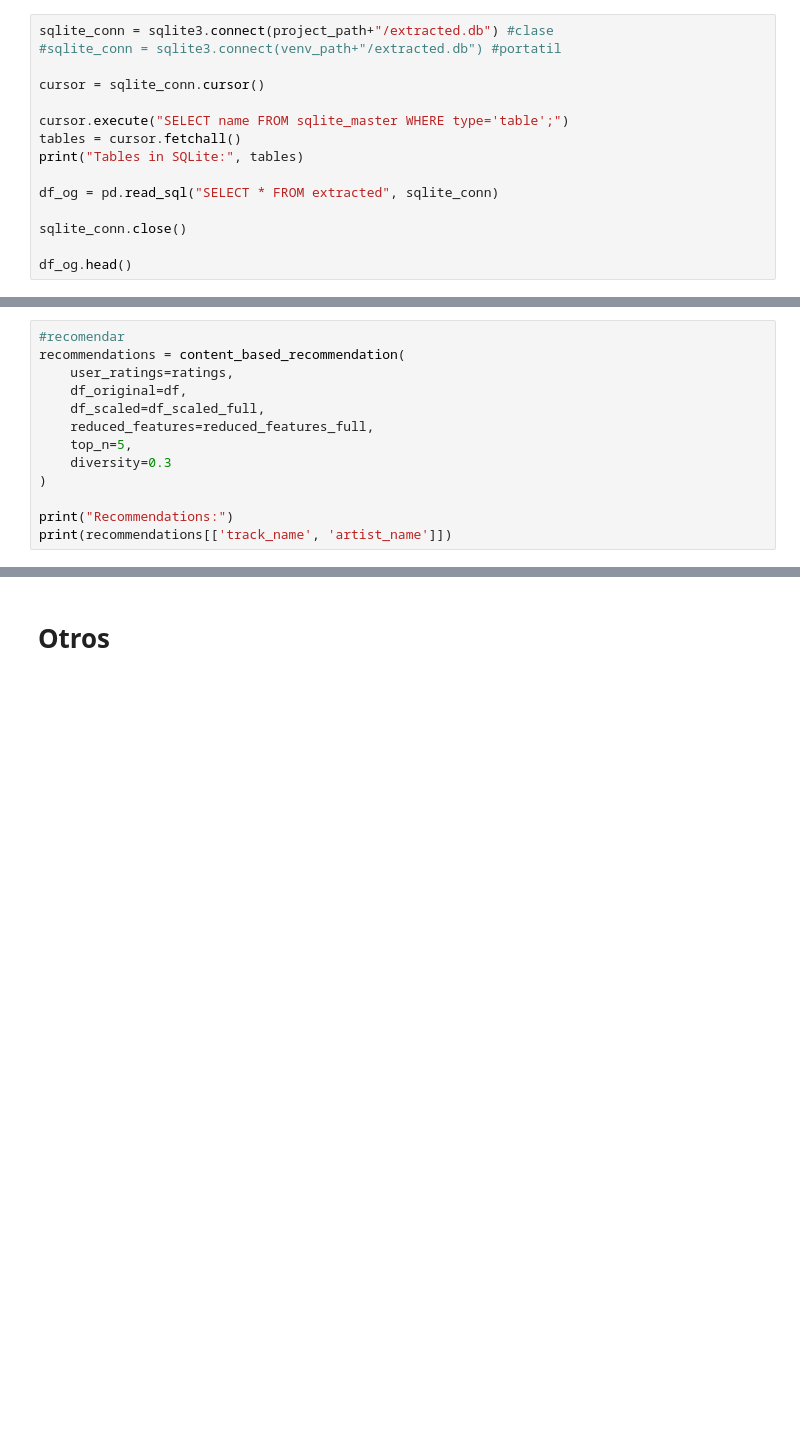
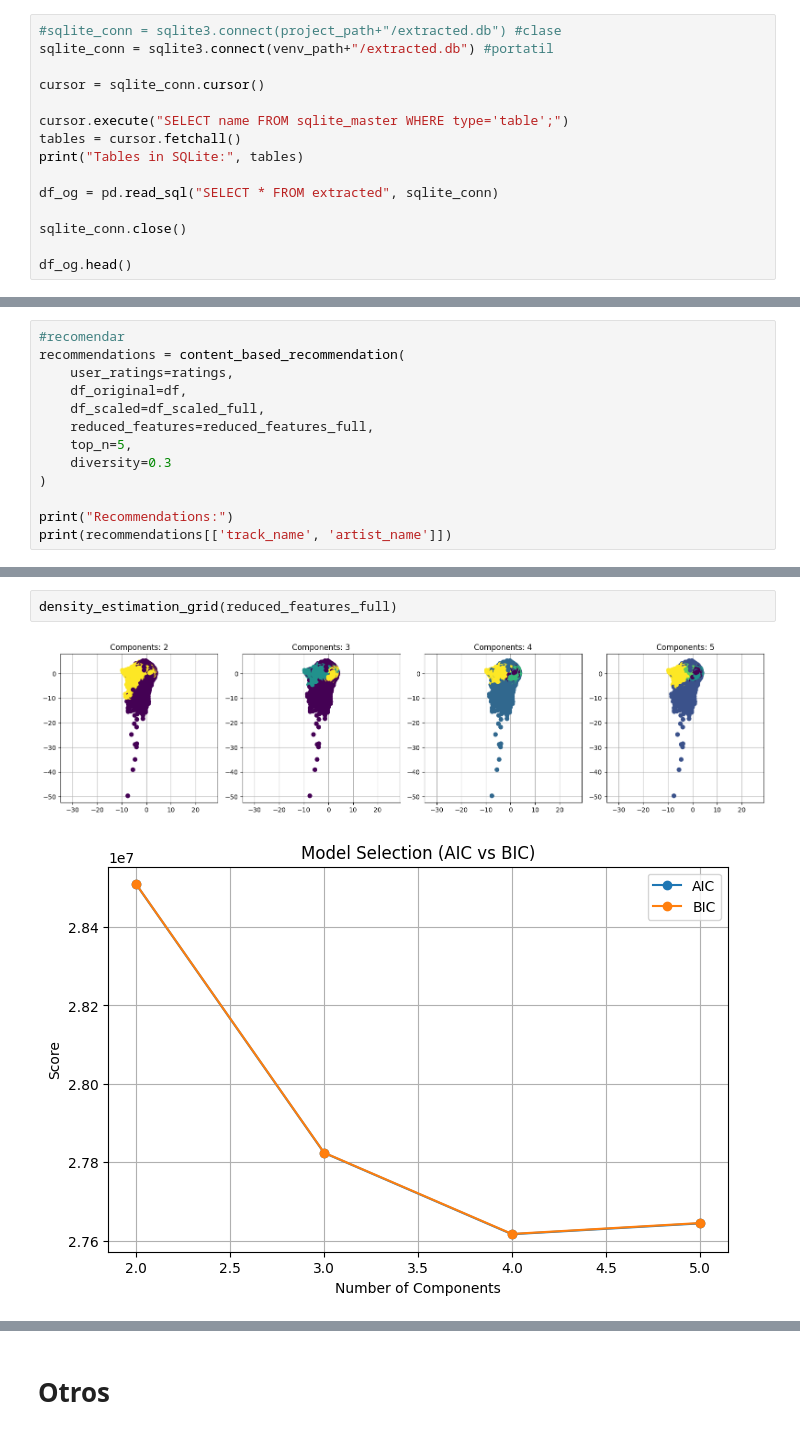
Before and after one commit to enekobarod/Suggestify, a Jupyter notebook: Suggestify/obsoletos/Suggestify.ipynb, the cells around one changed output, grey strips where cells are left out. Saved outputs shown, nothing was run; the diff lists cells and outputs as text; blank space fills up the shorter version.

Commit message:
density estimation plots

```diff
--- a/Suggestify/obsoletos/Suggestify.ipynb
+++ b/Suggestify/obsoletos/Suggestify.ipynb
@@ -44,8 +39,8 @@ venv_path = os.path.dirname(os.path.dirname(sys.executable))
 #conseguir direccion del proyecto, donde esta la bd
 project_path = os.path.dirname(venv_path)
 # %%
-sqlite_conn = sqlite3.connect(project_path+"/extracted.db") #clase
-#sqlite_conn = sqlite3.connect(venv_path+"/extracted.db") #portatil
+#sqlite_conn = sqlite3.connect(project_path+"/extracted.db") #clase
+sqlite_conn = sqlite3.connect(venv_path+"/extracted.db") #portatil
 
 cursor = sqlite_conn.cursor()
 
@@ -933,0 +980,5 @@ print(recommendations[['track_name', 'artist_name']])
+# %%
+density_estimation_grid(reduced_features_full)
+# %% [output]
+[figure, added]
+[figure, added]
```
Also changed, not shown: parts of 7 cells of this notebook.
